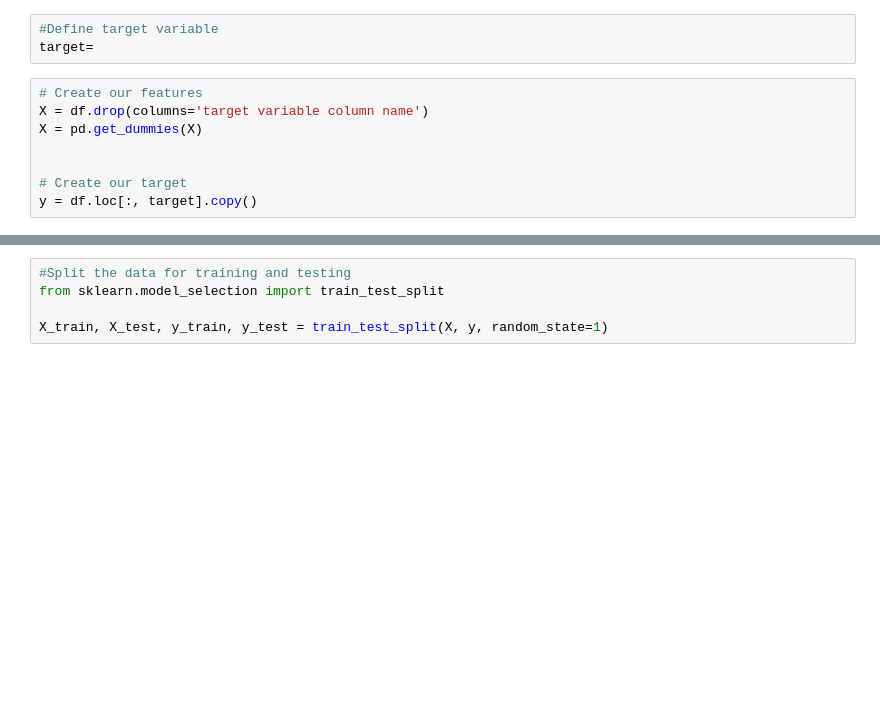
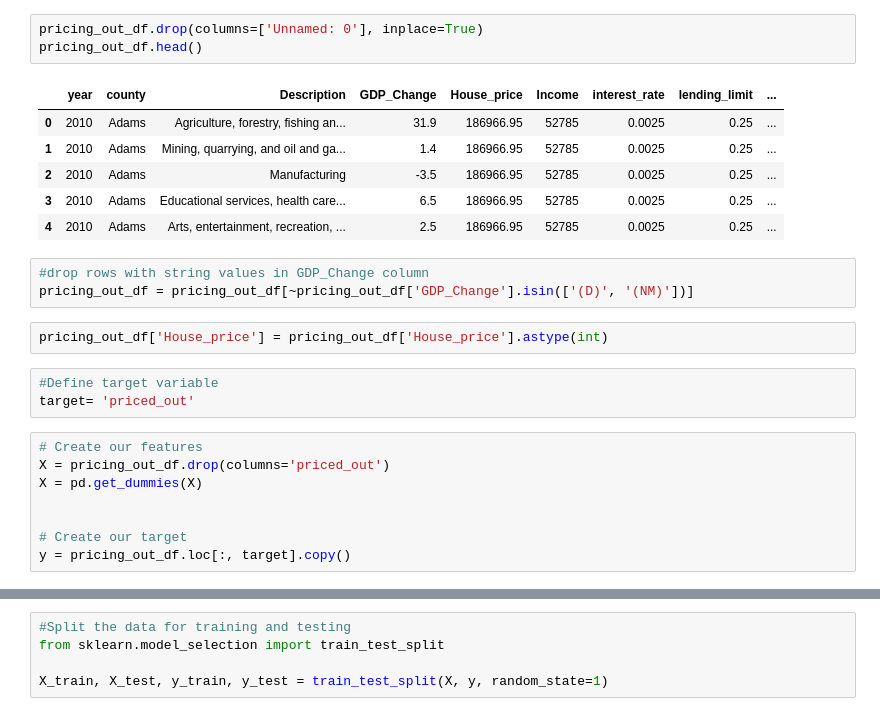
Before and after one commit to phanafin/I-m-all-out-of-bubble-gum, a Jupyter notebook: BRFC_for_project.ipynb, the cells around one changed output, grey strips where cells are left out. Saved outputs shown, nothing was run; the diff lists cells and outputs as text; blank space fills up the shorter version.

```diff
--- a/BRFC_for_project.ipynb
+++ b/BRFC_for_project.ipynb
@@ -1,13 +19,28 @@
+# %%
+pricing_out_df.drop(columns=['Unnamed: 0'], inplace=True)
+pricing_out_df.head()
+# %% [output]
+|  | year | county | Description | GDP_Change | House_price | Income | interest_rate | lending_limit | ... |
+| 0 | 2010 | Adams | Agriculture, forestry, fishing an... | 31.9 | 186966.95 | 52785 | 0.0025 | 0.25 | ... |
+| 1 | 2010 | Adams | Mining, quarrying, and oil and ga... | 1.4 | 186966.95 | 52785 | 0.0025 | 0.25 | ... |
+| 2 | 2010 | Adams | Manufacturing | -3.5 | 186966.95 | 52785 | 0.0025 | 0.25 | ... |
+| 3 | 2010 | Adams | Educational services, health care... | 6.5 | 186966.95 | 52785 | 0.0025 | 0.25 | ... |
+| 4 | 2010 | Adams | Arts, entertainment, recreation, ... | 2.5 | 186966.95 | 52785 | 0.0025 | 0.25 | ... |
+# %%
+#drop rows with string values in GDP_Change column
+pricing_out_df = pricing_out_df[~pricing_out_df['GDP_Change'].isin(['(D)', '(NM)'])]
+# %%
+pricing_out_df['House_price'] = pricing_out_df['House_price'].astype(int)
 # %%
 #Define target variable
-target=
+target= 'priced_out'
 # %%
 # Create our features
-X = df.drop(columns='target variable column name')
+X = pricing_out_df.drop(columns='priced_out')
 X = pd.get_dummies(X)
 
 
 # Create our target
-y = df.loc[:, target].copy()
+y = pricing_out_df.loc[:, target].copy()
 # %%
 X.describe()
```
Also changed, not shown: parts of 9 cells of this notebook.
